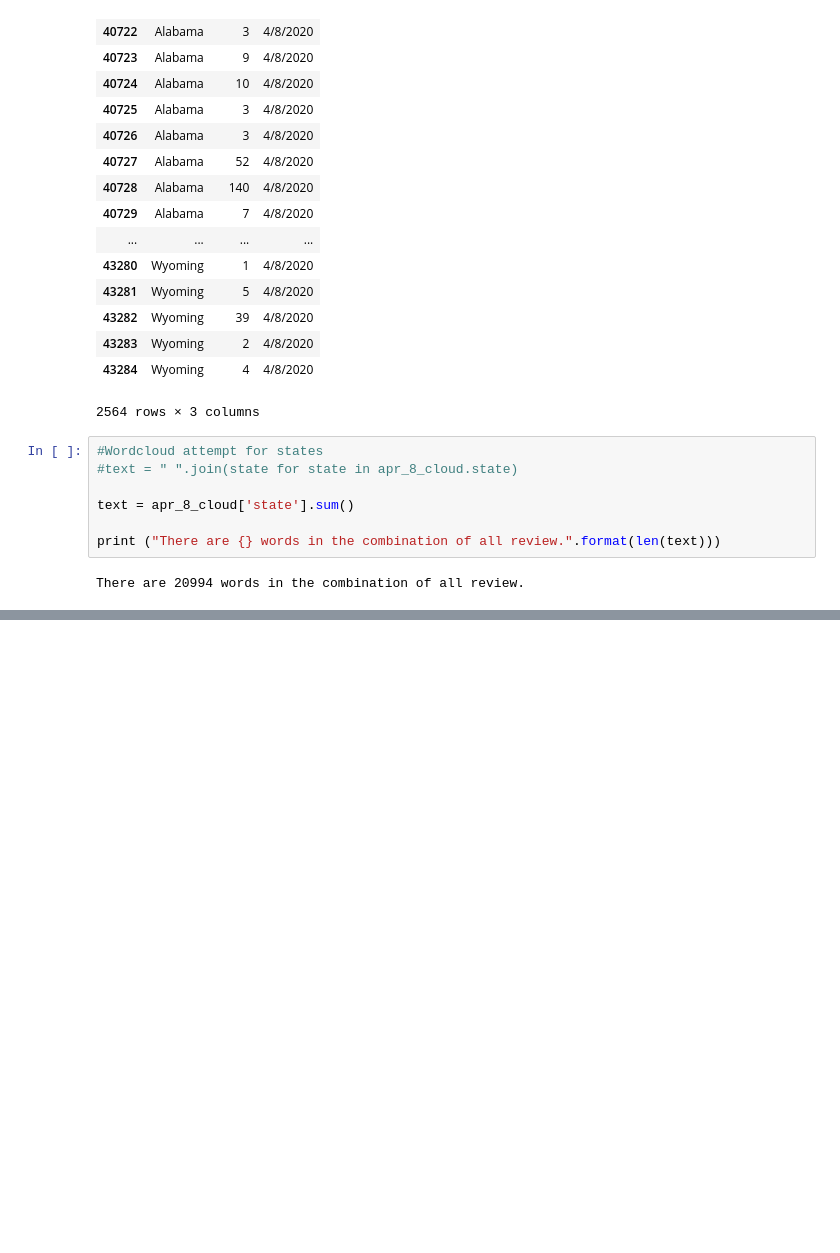
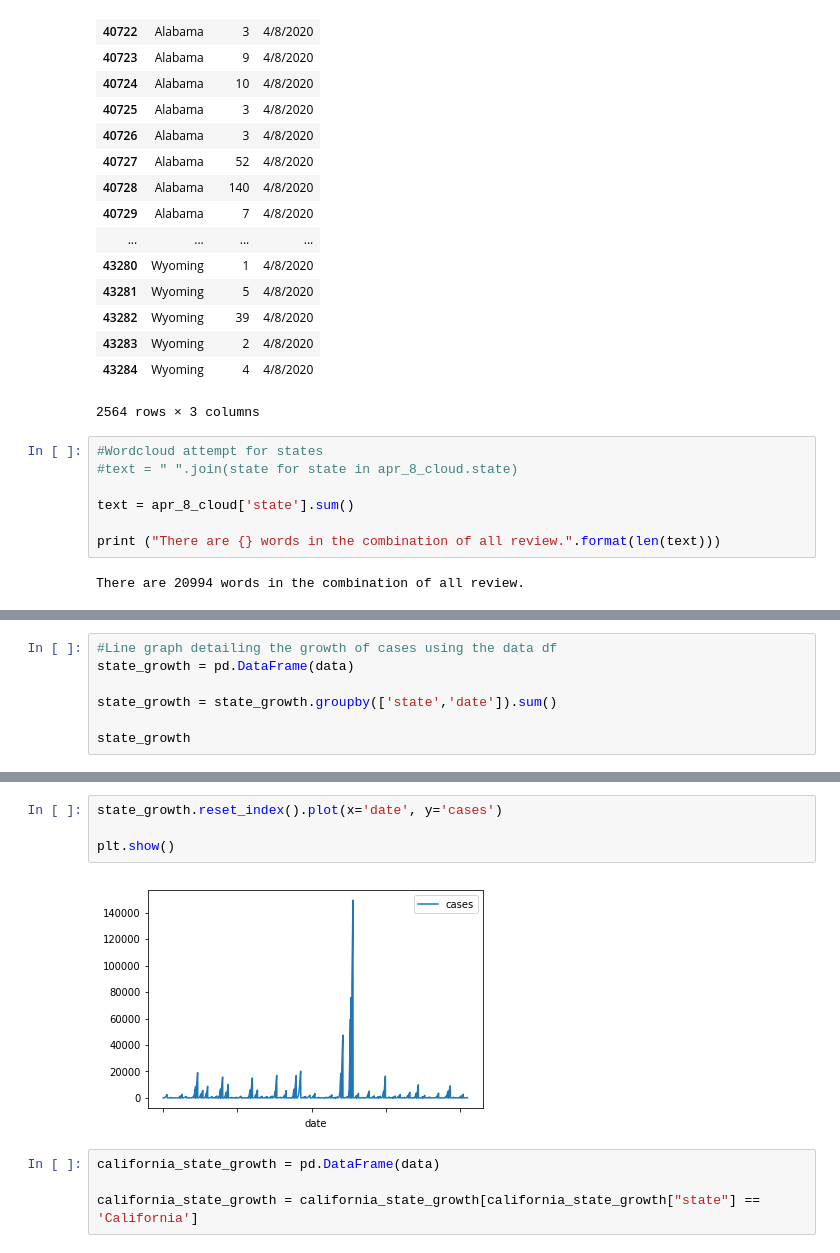
Before and after one commit to irwinmier96/Extra_Side_Projects, a Jupyter notebook: Coronavirus Cases by U.S County 2020/covid_states.ipynb, the cells around one changed output, grey strips where cells are left out. Cells and saved outputs as stored; diff of their text form; blank space fills up the shorter version.

```diff
--- a/Coronavirus Cases by U.S County 2020/covid_states.ipynb
+++ b/Coronavirus Cases by U.S County 2020/covid_states.ipynb
@@ -132,0 +191,7 @@ plt.show()
+# %%
+#Line graph detailing the growth of cases using the data df
+state_growth = pd.DataFrame(data)
+
+state_growth = state_growth.groupby(['state','date']).sum()
+
+state_growth
@@ -132,0 +218,10 @@ plt.show()
+# %%
+state_growth.reset_index().plot(x='date', y='cases')
+
+plt.show()
+# %% [output]
+[figure, added]
+# %%
+california_state_growth = pd.DataFrame(data)
+
+california_state_growth = california_state_growth[california_state_growth["state"] == 'California']
```
Also changed, not shown: parts of 8 cells of this notebook, 1 other file.
